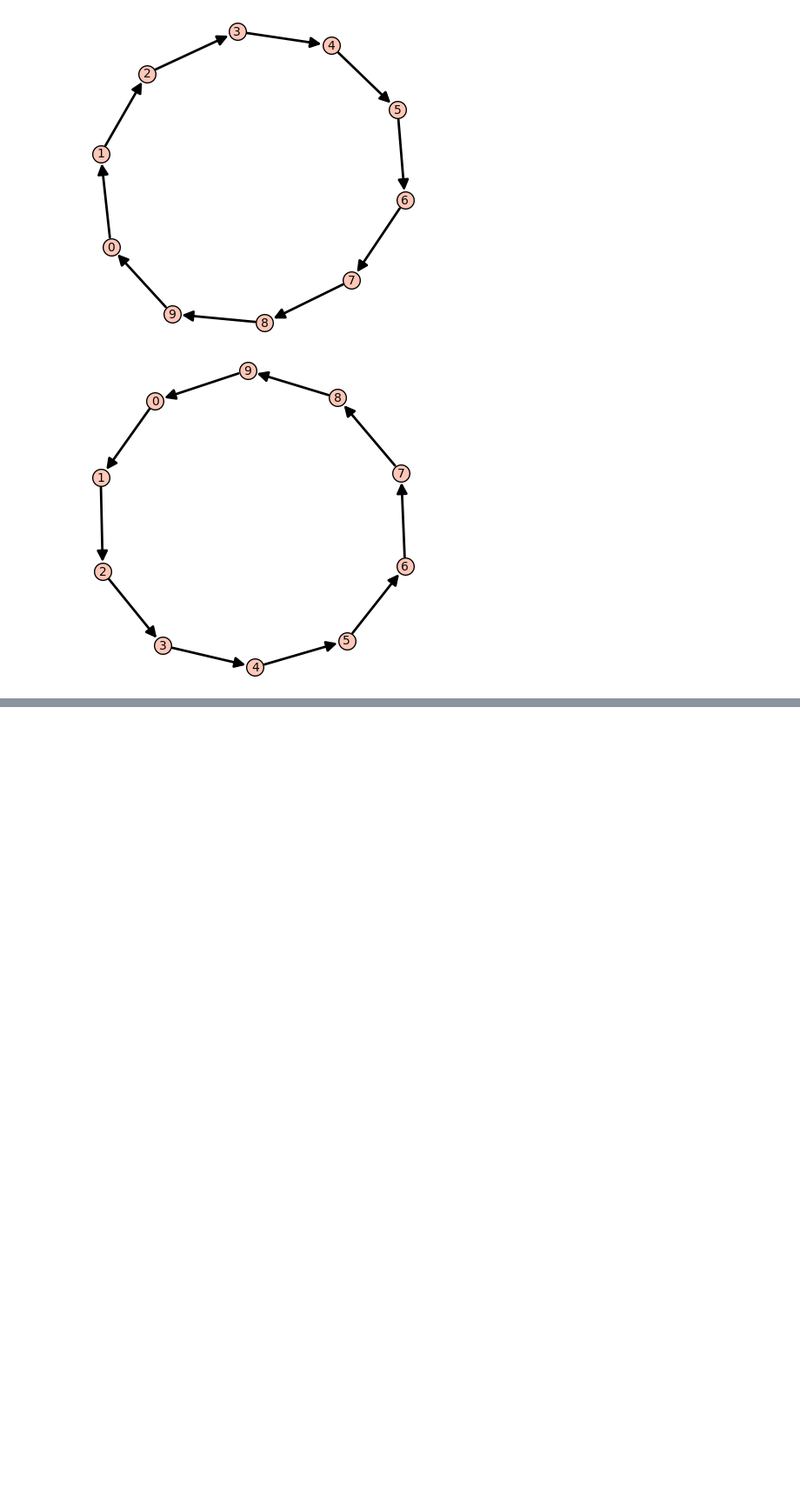
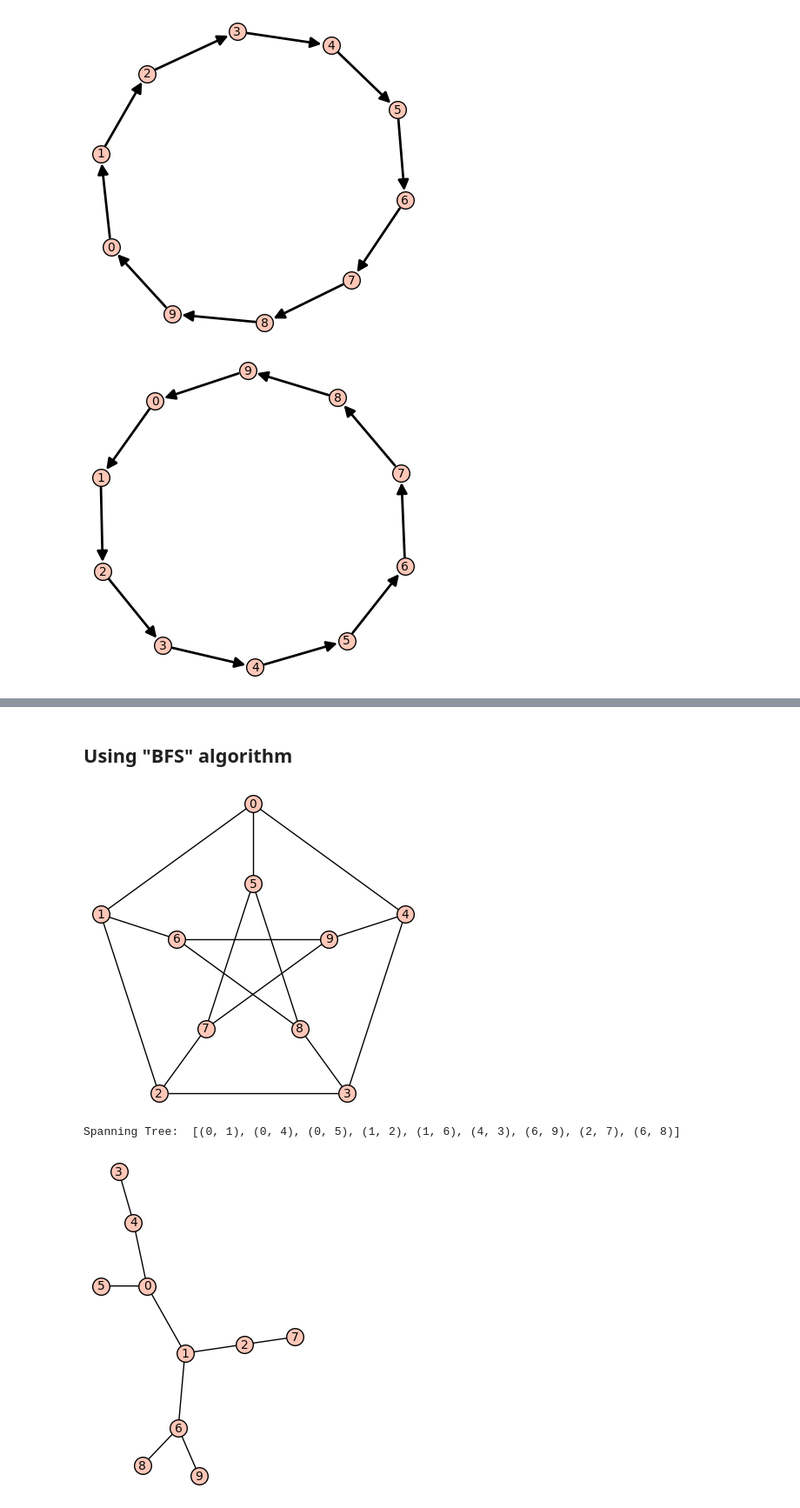
Before and after one commit to ProgrammingForDiscreteMath/20170918-chandranikumari, a Jupyter notebook: homework.ipynb, the cells around one changed output, grey strips where cells are left out. Shown at 87% size. Drawn from its saved outputs; the diff is of its cells as text; code cells hidden in the pictures; blank space fills up the shorter version.

````diff
--- a/homework.ipynb
+++ b/homework.ipynb
@@ -124,0 +128,68 @@ Spanning Tree:  [(0, 5), (5, 8), (8, 6), (6, 9), (5, 7), (7, 2), (8, 3), (3, 4),
+# %% [markdown]
+## Using "BFS" algorithm
+# %%
+from collections import deque
+import random
+def traversal(G, root, algorithm):
+    r"""
+    Return a Spanning tree of ``G`` starting with root node ``r`` using DFS or BFS.
+
+    ```A spanning tree of a connected graph G can also be defined as a maximal set of edges of G
+    that contains no cycle, or as a minimal set of edges that connect all vertices.(Source: Wikipedia)```
+
+    INPUT:
+
+    ``G`` - a graph or directed graph
+    ``r`` - a node of ``G``
+    ``algorithm`` - 'DFS' or 'BFS'
+    """
+    T = Graph()
+    n = root
+    traversal = [n]
+    tree_dict={}
+    tree_dict[n] = G.neighbors(n)
+    can_visit = deque(G.neighbors(n))
+    while can_visit: # this runs so long as can_visit is non-empty
+        if algorithm == 'DFS':
+            m = can_visit.pop()
+        elif algorithm == 'BFS':
+            m = can_visit.popleft()
+        else:
+            raise ValueError('algorithm should be DFS or BFS')
+        if m in traversal:
+            pass
+        else:
+            n = m
+            traversal.append(n)
+            tree_dict[n]=[v for v in G.neighbors(n) if not(v in traversal)]
+            can_visit.extend([v for v in G.neighbors(n) if not(v in traversal)])
+
+
+    def key_for_value(d, value):
+        """Return a key in `d` having a value of `value`."""
+        for k, v in d.iteritems():
+            if v == value:
+                return k
+
+    key=[]
+    spantree=[(traversal[0],traversal[1])]
+    value=tree_dict.values()
+
+    for k in range (2,len(traversal)):
+        for i in range(len(value)):
+            if traversal[k] in value[i]:
+                key.append(key_for_value(tree_dict, value[i]))
+
+        spantree.append((random.choice(key),traversal[k]))
+        key=[]
+
+    return spantree
+
+G = graphs.PetersenGraph();G.show()
+T=traversal(G, 0, algorithm="BFS")
+print "Spanning Tree:  "+str(T)
+G1=Graph(T); G1.show()
+# %% [output]
+[figure, added]
+Spanning Tree:  [(0, 1), (0, 4), (0, 5), (1, 2), (1, 6), (4, 3), (6, 9), (2, 7), (6, 8)]
+[figure, added]
````
Also changed, not shown: parts of 2 cells of this notebook.
